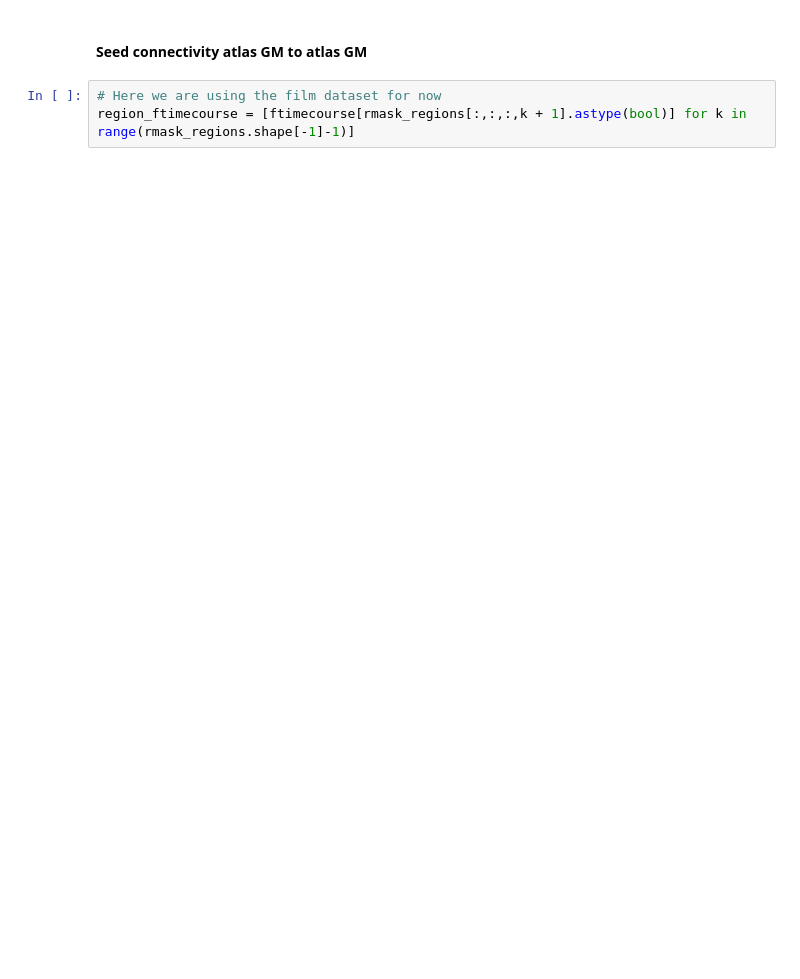
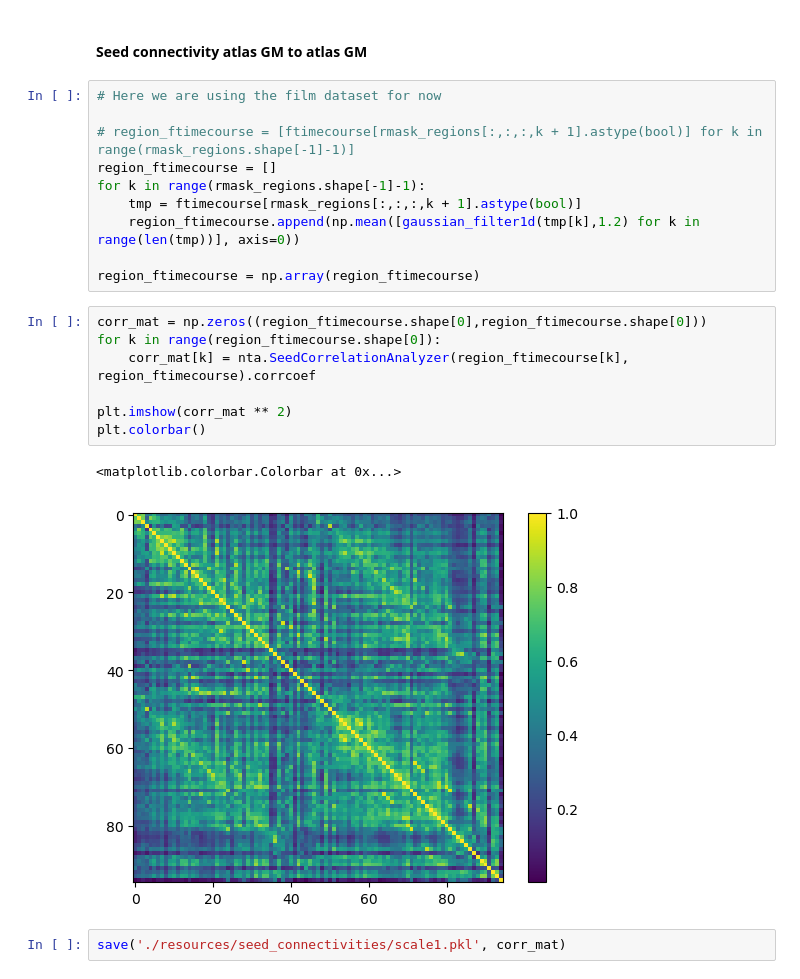
Before and after one commit to miki998/structural_wminpainting, a Jupyter notebook: prep_atlas.ipynb, the cells around one changed output. Drawn from its saved outputs; the diff is of its cells as text; blank space fills up the shorter version.

```diff
--- a/prep_atlas.ipynb
+++ b/prep_atlas.ipynb
@@ -261,4 +303,23 @@ plot_epi(nib.Nifti1Image(seedfunc_vol_hcp, affine=rest_affine), colorbar=True, c
 #### Seed connectivity atlas GM to atlas GM
 # %%
 # Here we are using the film dataset for now
-region_ftimecourse = [ftimecourse[rmask_regions[:,:,:,k + 1].astype(bool)] for k in range(rmask_regions.shape[-1]-1)]
+
+# region_ftimecourse = [ftimecourse[rmask_regions[:,:,:,k + 1].astype(bool)] for k in range(rmask_regions.shape[-1]-1)]
+region_ftimecourse = []
+for k in range(rmask_regions.shape[-1]-1):
+    tmp = ftimecourse[rmask_regions[:,:,:,k + 1].astype(bool)]
+    region_ftimecourse.append(np.mean([gaussian_filter1d(tmp[k],1.2) for k in range(len(tmp))], axis=0))
+
+region_ftimecourse = np.array(region_ftimecourse)
+# %%
+corr_mat = np.zeros((region_ftimecourse.shape[0],region_ftimecourse.shape[0]))
+for k in range(region_ftimecourse.shape[0]):
+    corr_mat[k] = nta.SeedCorrelationAnalyzer(region_ftimecourse[k], region_ftimecourse).corrcoef
+
+plt.imshow(corr_mat ** 2)
+plt.colorbar()
+# %% [output]
+<matplotlib.colorbar.Colorbar at 0x...>
+[figure, added]
+# %%
+save('./resources/seed_connectivities/scale1.pkl', corr_mat)
```
Also changed, not shown: parts of 11 cells of this notebook, 2 other files.
